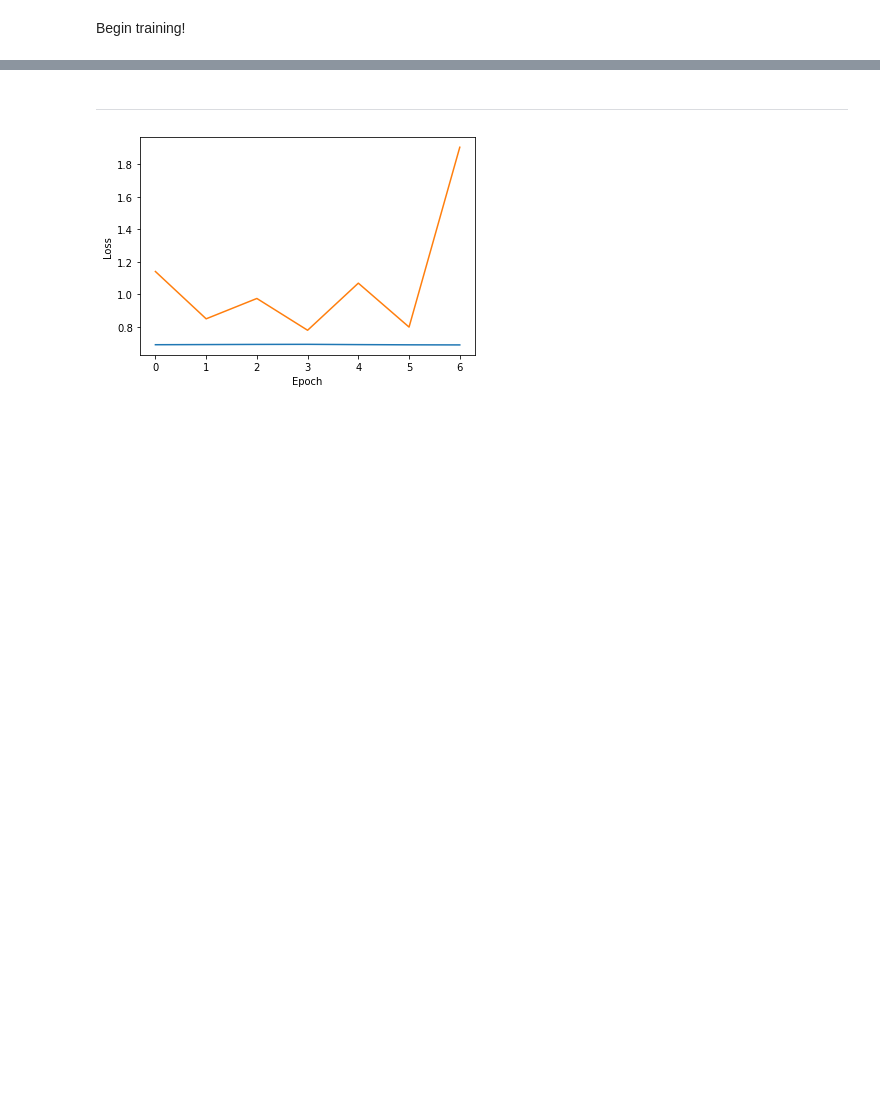
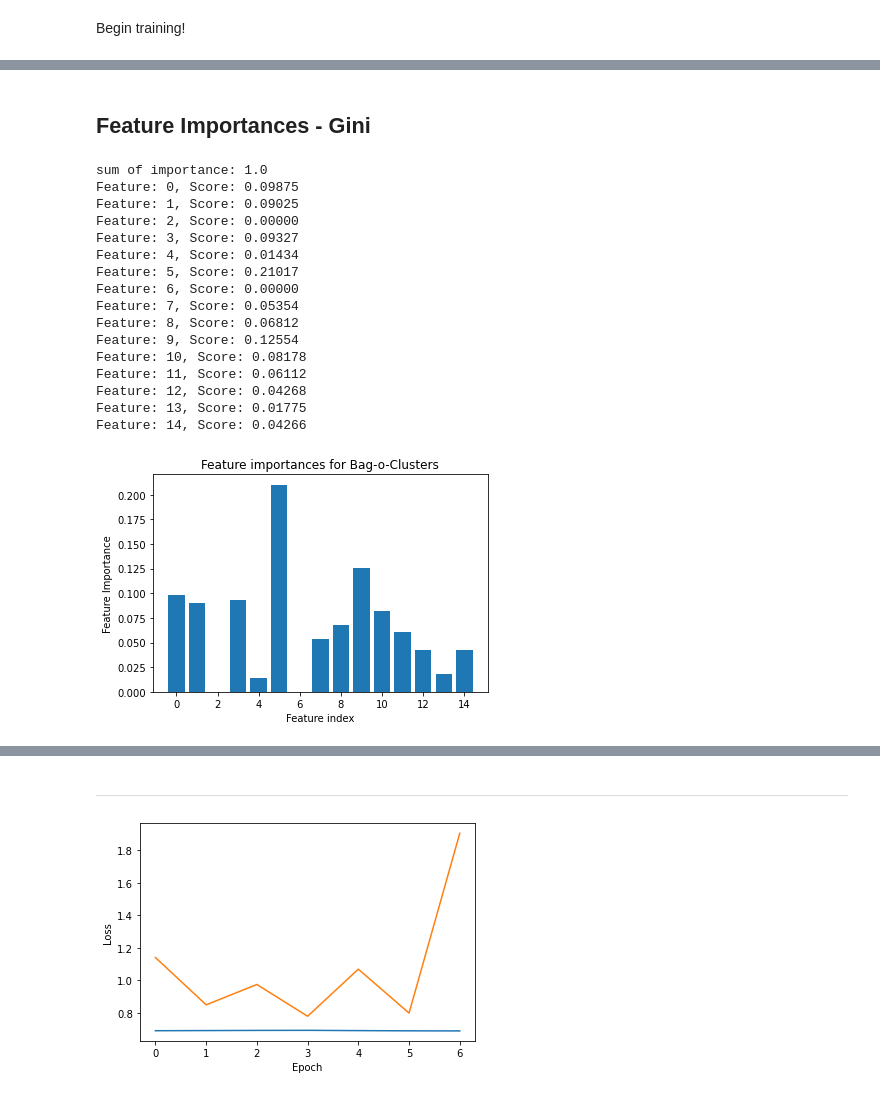
Before and after one commit to gmachiraju/codex-analysis, a Jupyter notebook: code/SSL-experiments.ipynb, the cells around one changed output, grey strips where cells are left out. Cells and saved outputs as stored; diff of their text form; code cells hidden in the pictures; blank space fills up the shorter version.

```diff
--- a/code/SSL-experiments.ipynb
+++ b/code/SSL-experiments.ipynb
@@ -63,0 +84,10 @@ Note: This should take roughly 20min with GPU
+# %%
+i_max = 0
+j_max = 0
+for v in dim_dict.values():
+    if v[0] > i_max:
+        i_max = v[0]
+    if v[1] > j_max:
+        j_max = v[1]
+
+print("max sizes are:", i_max, j_max)
@@ -155,0 +323,30 @@ Begin training!
+# %% [markdown]
+## Feature Importances - Gini
+# %%
+importance_cb = adapter_cb.feature_importances_
+print("sum of importance:", np.sum(importance_cb))
+for i,v in enumerate(importance_cb):
+	print('Feature: %0d, Score: %.5f' % (i,v))
+plt.bar([x for x in range(len(importance_cb))], importance_cb)
+plt.xlabel("Feature index")
+plt.ylabel("Feature Importance")
+plt.title("Feature importances for Bag-o-Clusters")
+plt.show()
+# %% [output]
+sum of importance: 1.0
+Feature: 0, Score: 0.09875
+Feature: 1, Score: 0.09025
+Feature: 2, Score: 0.00000
+Feature: 3, Score: 0.09327
+Feature: 4, Score: 0.01434
+Feature: 5, Score: 0.21017
+Feature: 6, Score: 0.00000
+Feature: 7, Score: 0.05354
+Feature: 8, Score: 0.06812
+Feature: 9, Score: 0.12554
+Feature: 10, Score: 0.08178
+Feature: 11, Score: 0.06112
+Feature: 12, Score: 0.04268
+Feature: 13, Score: 0.01775
+Feature: 14, Score: 0.04266
+[figure, added]
```
Also changed, not shown: parts of 44 cells of this notebook, 11 other files.
